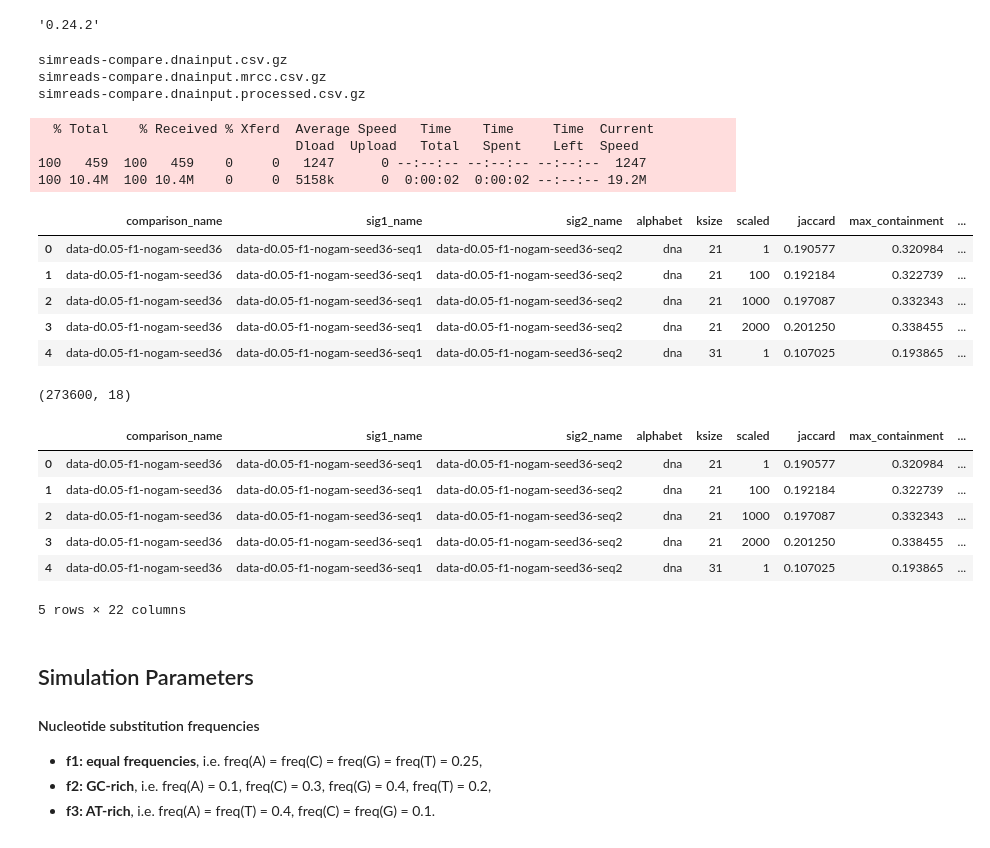
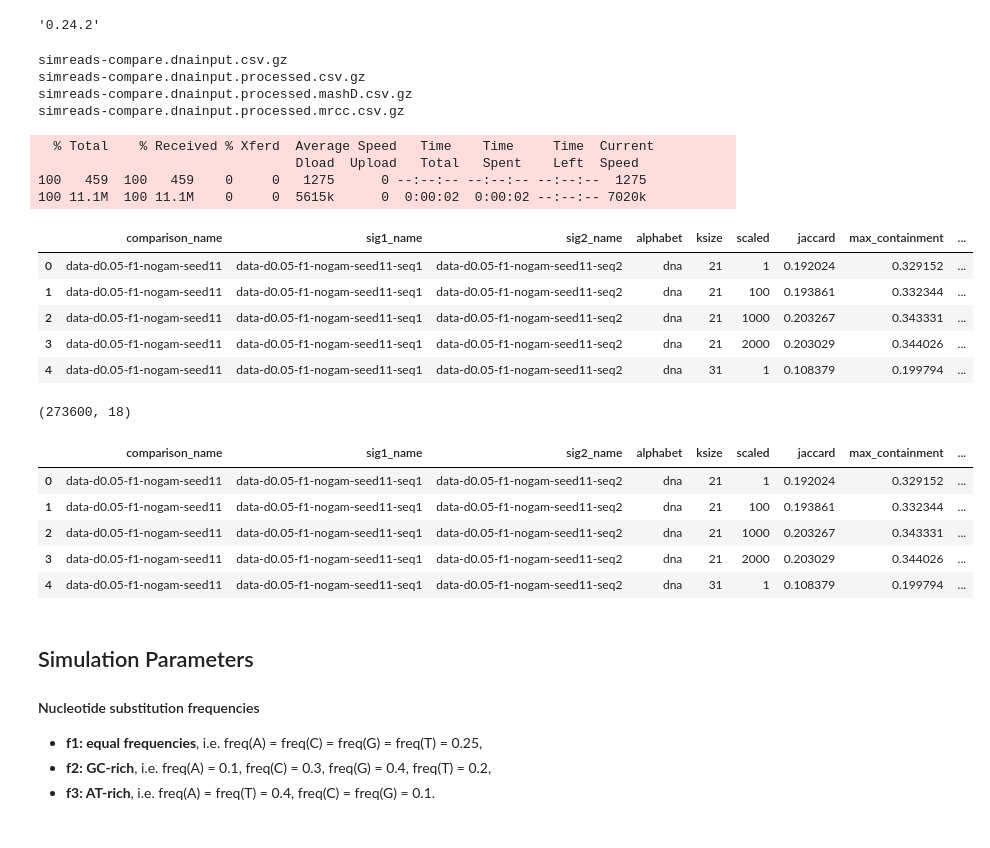
Before and after one commit to bluegenes/2021-simseq-compare, a Jupyter notebook: notebooks/004.explore-mrcc.dna.by-model.ipynb, the cells around one changed output. Drawn from its saved outputs; the diff is of its cells as text; code cells hidden in the pictures.

```diff
--- a/notebooks/004.explore-mrcc.dna.by-model.ipynb
+++ b/notebooks/004.explore-mrcc.dna.by-model.ipynb
@@ -20,26 +20,27 @@ pd.__version__
 # %%
 %%bash
 mkdir -p ../data
-curl -L https://osf.io/4y7xd/download -o ../data/simreads-compare.dnainput.mrcc.csv.gz
+curl -L https://osf.io/e258u/download -o ../data/simreads-compare.dnainput.processed.mrcc.csv.gz
 ls ../data
 # %% [output]
 simreads-compare.dnainput.csv.gz
-simreads-compare.dnainput.mrcc.csv.gz
 simreads-compare.dnainput.processed.csv.gz
+simreads-compare.dnainput.processed.mashD.csv.gz
+simreads-compare.dnainput.processed.mrcc.csv.gz
   % Total    % Received % Xferd  Average Speed   Time    Time     Time  Current
                                  Dload  Upload   Total   Spent    Left  Speed
-100   459  100   459    0     0   1247      0 --:--:-- --:--:-- --:--:--  1247
-100 10.4M  100 10.4M    0     0  5158k      0  0:00:02  0:00:02 --:--:-- 19.2M
+100   459  100   459    0     0   1275      0 --:--:-- --:--:-- --:--:--  1275
+100 11.1M  100 11.1M    0     0  5615k      0  0:00:02  0:00:02 --:--:-- 7020k
 # %%
-sDF = pd.read_csv("../data/simreads-compare.dnainput.mrcc.csv.gz")
+sDF = pd.read_csv("../data/simreads-compare.dnainput.processed.mrcc.csv.gz")
 sDF.head()
 # %% [output]
 |  | comparison_name | sig1_name | sig2_name | alphabet | ksize | scaled | jaccard | max_containment | ... |
-| 0 | data-d0.05-f1-nogam-seed36 | data-d0.05-f1-nogam-seed36-seq1 | data-d0.05-f1-nogam-seed36-seq2 | dna | 21 | 1 | 0.190577 | 0.320984 | ... |
-| 1 | data-d0.05-f1-nogam-seed36 | data-d0.05-f1-nogam-seed36-seq1 | data-d0.05-f1-nogam-seed36-seq2 | dna | 21 | 100 | 0.192184 | 0.322739 | ... |
-| 2 | data-d0.05-f1-nogam-seed36 | data-d0.05-f1-nogam-seed36-seq1 | data-d0.05-f1-nogam-seed36-seq2 | dna | 21 | 1000 | 0.197087 | 0.332343 | ... |
-| 3 | data-d0.05-f1-nogam-seed36 | data-d0.05-f1-nogam-seed36-seq1 | data-d0.05-f1-nogam-seed36-seq2 | dna | 21 | 2000 | 0.201250 | 0.338455 | ... |
-| 4 | data-d0.05-f1-nogam-seed36 | data-d0.05-f1-nogam-seed36-seq1 | data-d0.05-f1-nogam-seed36-seq2 | dna | 31 | 1 | 0.107025 | 0.193865 | ... |
+| 0 | data-d0.05-f1-nogam-seed11 | data-d0.05-f1-nogam-seed11-seq1 | data-d0.05-f1-nogam-seed11-seq2 | dna | 21 | 1 | 0.192024 | 0.329152 | ... |
+| 1 | data-d0.05-f1-nogam-seed11 | data-d0.05-f1-nogam-seed11-seq1 | data-d0.05-f1-nogam-seed11-seq2 | dna | 21 | 100 | 0.193861 | 0.332344 | ... |
+| 2 | data-d0.05-f1-nogam-seed11 | data-d0.05-f1-nogam-seed11-seq1 | data-d0.05-f1-nogam-seed11-seq2 | dna | 21 | 1000 | 0.203267 | 0.343331 | ... |
+| 3 | data-d0.05-f1-nogam-seed11 | data-d0.05-f1-nogam-seed11-seq1 | data-d0.05-f1-nogam-seed11-seq2 | dna | 21 | 2000 | 0.203029 | 0.344026 | ... |
+| 4 | data-d0.05-f1-nogam-seed11 | data-d0.05-f1-nogam-seed11-seq1 | data-d0.05-f1-nogam-seed11-seq2 | dna | 31 | 1 | 0.108379 | 0.199794 | ... |
 # %%
 sDF.shape
 # %% [output]
@@ -52,12 +53,11 @@ sDF["model"] = sDF["comparison_name"].str.extract(r"-f\d-(\w*)-")
 sDF.head()
 # %% [output]
 |  | comparison_name | sig1_name | sig2_name | alphabet | ksize | scaled | jaccard | max_containment | ... |
-| 0 | data-d0.05-f1-nogam-seed36 | data-d0.05-f1-nogam-seed36-seq1 | data-d0.05-f1-nogam-seed36-seq2 | dna | 21 | 1 | 0.190577 | 0.320984 | ... |
-| 1 | data-d0.05-f1-nogam-seed36 | data-d0.05-f1-nogam-seed36-seq1 | data-d0.05-f1-nogam-seed36-seq2 | dna | 21 | 100 | 0.192184 | 0.322739 | ... |
-| 2 | data-d0.05-f1-nogam-seed36 | data-d0.05-f1-nogam-seed36-seq1 | data-d0.05-f1-nogam-seed36-seq2 | dna | 21 | 1000 | 0.197087 | 0.332343 | ... |
-| 3 | data-d0.05-f1-nogam-seed36 | data-d0.05-f1-nogam-seed36-seq1 | data-d0.05-f1-nogam-seed36-seq2 | dna | 21 | 2000 | 0.201250 | 0.338455 | ... |
-| 4 | data-d0.05-f1-nogam-seed36 | data-d0.05-f1-nogam-seed36-seq1 | data-d0.05-f1-nogam-seed36-seq2 | dna | 31 | 1 | 0.107025 | 0.193865 | ... |
+| 0 | data-d0.05-f1-nogam-seed11 | data-d0.05-f1-nogam-seed11-seq1 | data-d0.05-f1-nogam-seed11-seq2 | dna | 21 | 1 | 0.192024 | 0.329152 | ... |
+| 1 | data-d0.05-f1-nogam-seed11 | data-d0.05-f1-nogam-seed11-seq1 | data-d0.05-f1-nogam-seed11-seq2 | dna | 21 | 100 | 0.193861 | 0.332344 | ... |
+| 2 | data-d0.05-f1-nogam-seed11 | data-d0.05-f1-nogam-seed11-seq1 | data-d0.05-f1-nogam-seed11-seq2 | dna | 21 | 1000 | 0.203267 | 0.343331 | ... |
+| 3 | data-d0.05-f1-nogam-seed11 | data-d0.05-f1-nogam-seed11-seq1 | data-d0.05-f1-nogam-seed11-seq2 | dna | 21 | 2000 | 0.203029 | 0.344026 | ... |
+| 4 | data-d0.05-f1-nogam-seed11 | data-d0.05-f1-nogam-seed11-seq1 | data-d0.05-f1-nogam-seed11-seq2 | dna | 31 | 1 | 0.108379 | 0.199794 | ... |
-5 rows × 22 columns
 # %% [markdown]
 ## Simulation Parameters
 
```
Also changed, not shown: parts of 13 cells of this notebook, 2 other files.
